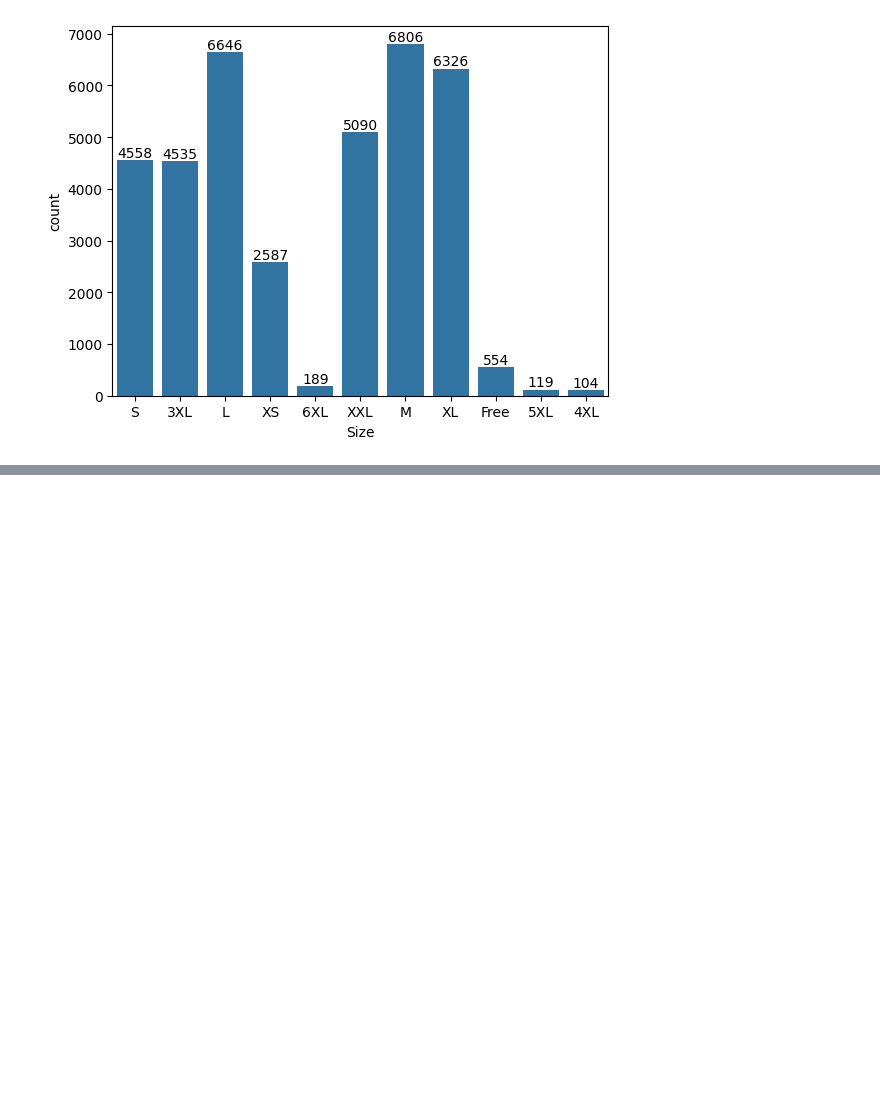
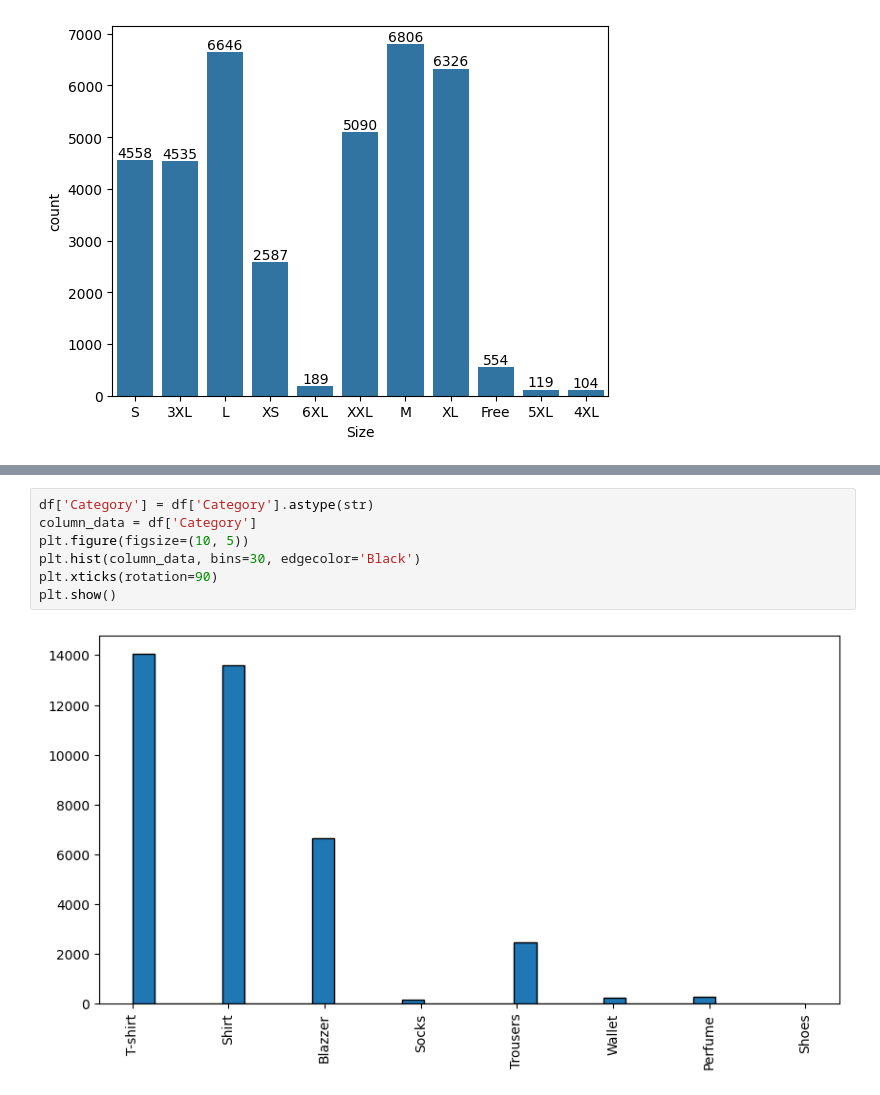
Before and after one commit to tanay9098/AMAZON_SALES_REPORT, a Jupyter notebook: Amazon.ipynb, the cells around one changed output, grey strips where cells are left out. Drawn from its saved outputs; the diff is of its cells as text; blank space fills up the shorter version.

```diff
--- a/Amazon.ipynb
+++ b/Amazon.ipynb
@@ -171,0 +179,9 @@ for bars in ax.containers:
+# %%
+df['Category'] = df['Category'].astype(str)
+column_data = df['Category']
+plt.figure(figsize=(10, 5))
+plt.hist(column_data, bins=30, edgecolor='Black')
+plt.xticks(rotation=90)
+plt.show()
+# %% [output]
+[figure, added]
```
Also changed, not shown: parts of 5 cells of this notebook.
